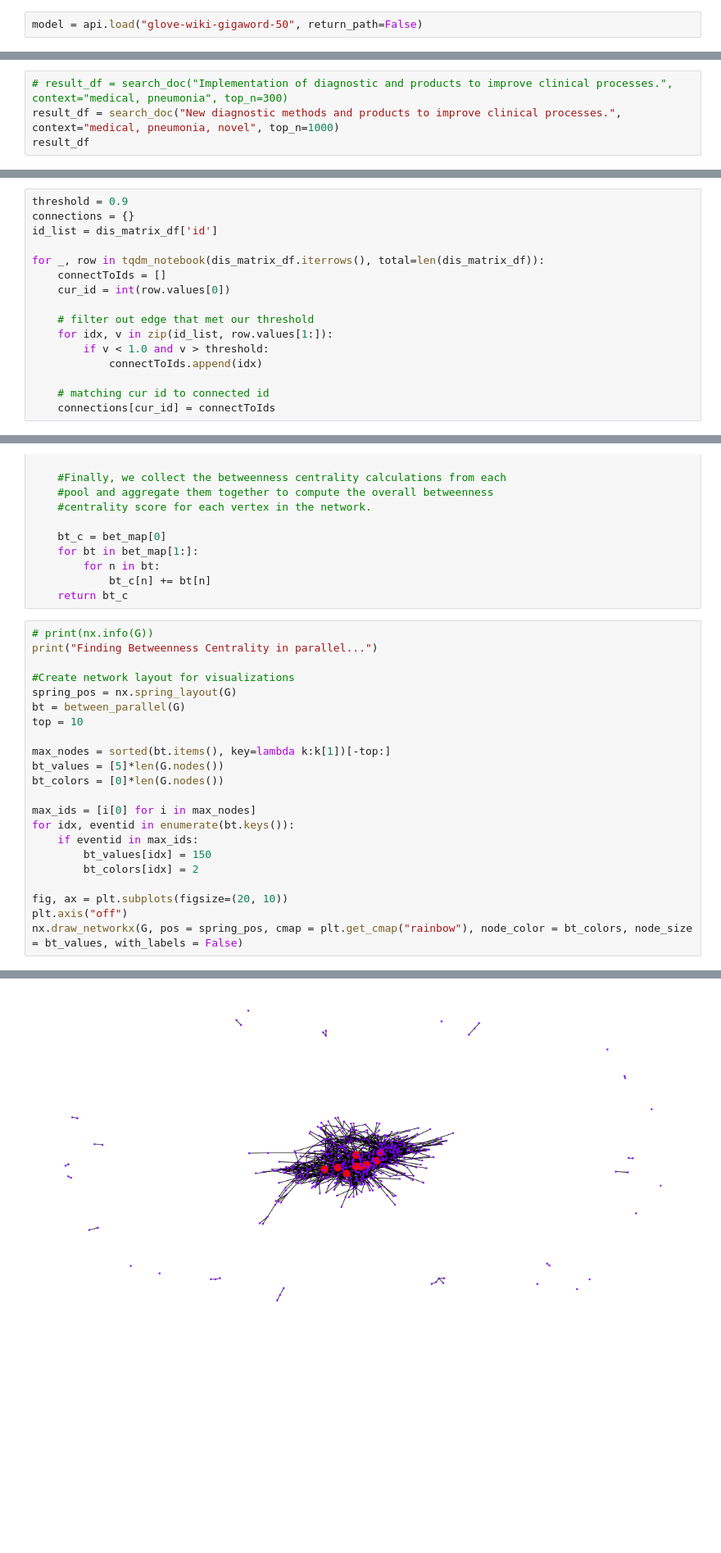
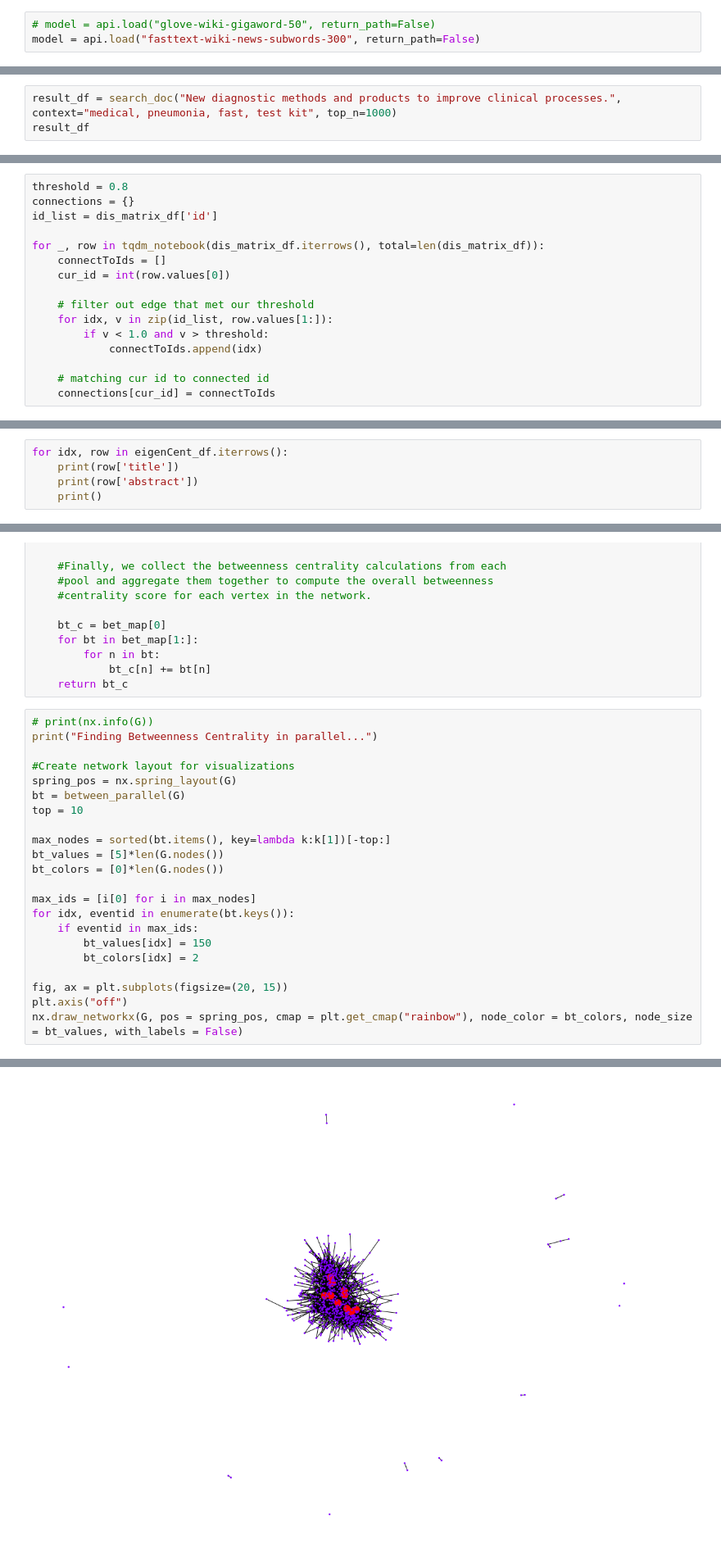
Before and after one commit to Niellai/Text-Sentiment, a Jupyter notebook: 3_COVID19_KnowledgeGraph.ipynb, the cells around one changed output, grey strips where cells are left out. Shown at 82% size. Drawn from its saved outputs; the diff is of its cells as text; blank space fills up the shorter version.

```diff
--- a/3_COVID19_KnowledgeGraph.ipynb
+++ b/3_COVID19_KnowledgeGraph.ipynb
@@ -117,7 +118,8 @@ def search_doc(query, context=None, top_n=100):
     df['score'] = result
     return df.sort_values('score', ascending=False)[:top_n]
 # %%
-model = api.load("glove-wiki-gigaword-50", return_path=False)
+# model = api.load("glove-wiki-gigaword-50", return_path=False)
+model = api.load("fasttext-wiki-news-subwords-300", return_path=False)
 # %% [markdown]
 # Building knowledge graph through query sentence
 # %% [markdown]
@@ -132,6 +147,5 @@ Because our model does not know the new word coronavirus, we can provide context
 # %%
-# result_df = search_doc("Implementation of diagnostic and products to improve clinical processes.", context="medical, pneumonia", top_n=300)
-result_df = search_doc("New diagnostic methods and products to improve clinical processes.", context="medical, pneumonia, novel", top_n=1000)
+result_df = search_doc("New diagnostic methods and products to improve clinical processes.", context="medical, pneumonia, fast, test kit", top_n=1000)
 result_df
 # %% [output]
 |  | title | abstract | content | score |
@@ -221,7 +235,7 @@ Filter out similarity vectors that are above our threshold. We will want to redu
 
 End result: {node1: [edge1, edge2]}
 # %%
-threshold = 0.9
+threshold = 0.8
 connections = {}
 id_list = dis_matrix_df['id']
 
@@ -435,0 +454,5 @@ eigenCent_df
+# %%
+for idx, row in eigenCent_df.iterrows():
+    print(row['title'])
+    print(row['abstract'])
+    print()
@@ -492,32 +533,32 @@ def between_parallel(G, processes = None):
 # %%
 # print(nx.info(G))
 print("Finding Betweenness Centrality in parallel...")
 
 #Create network layout for visualizations
 spring_pos = nx.spring_layout(G)
 bt = between_parallel(G)
 top = 10
 
 max_nodes = sorted(bt.items(), key=lambda k:k[1])[-top:]
 bt_values = [5]*len(G.nodes())
 bt_colors = [0]*len(G.nodes())
 
 max_ids = [i[0] for i in max_nodes]
 for idx, eventid in enumerate(bt.keys()):
     if eventid in max_ids:
         bt_values[idx] = 150
         bt_colors[idx] = 2
 
-fig, ax = plt.subplots(figsize=(20, 10))
+fig, ax = plt.subplots(figsize=(20, 15))
 plt.axis("off")
 nx.draw_networkx(G, pos = spring_pos, cmap = plt.get_cmap("rainbow"), node_color = bt_colors, node_size = bt_values, with_labels = False)
 # %% [output]
 Finding Betweenness Centrality in parallel...
 The iterable function was deprecated in Matplotlib 3.1 and will be removed in 3.3. Use np.iterable instead.
   if not cb.iterable(width):
 The is_numlike function was deprecated in Matplotlib 3.0 and will be removed in 3.2. Use isinstance(..., numbers.Number) instead.
   if cb.is_numlike(alpha):
-[figure, old version]
+[figure, new version]
 # %%
 result_df.loc[list(max_ids)]
 # %% [output]
```
Also changed, not shown: parts of 29 cells of this notebook.
